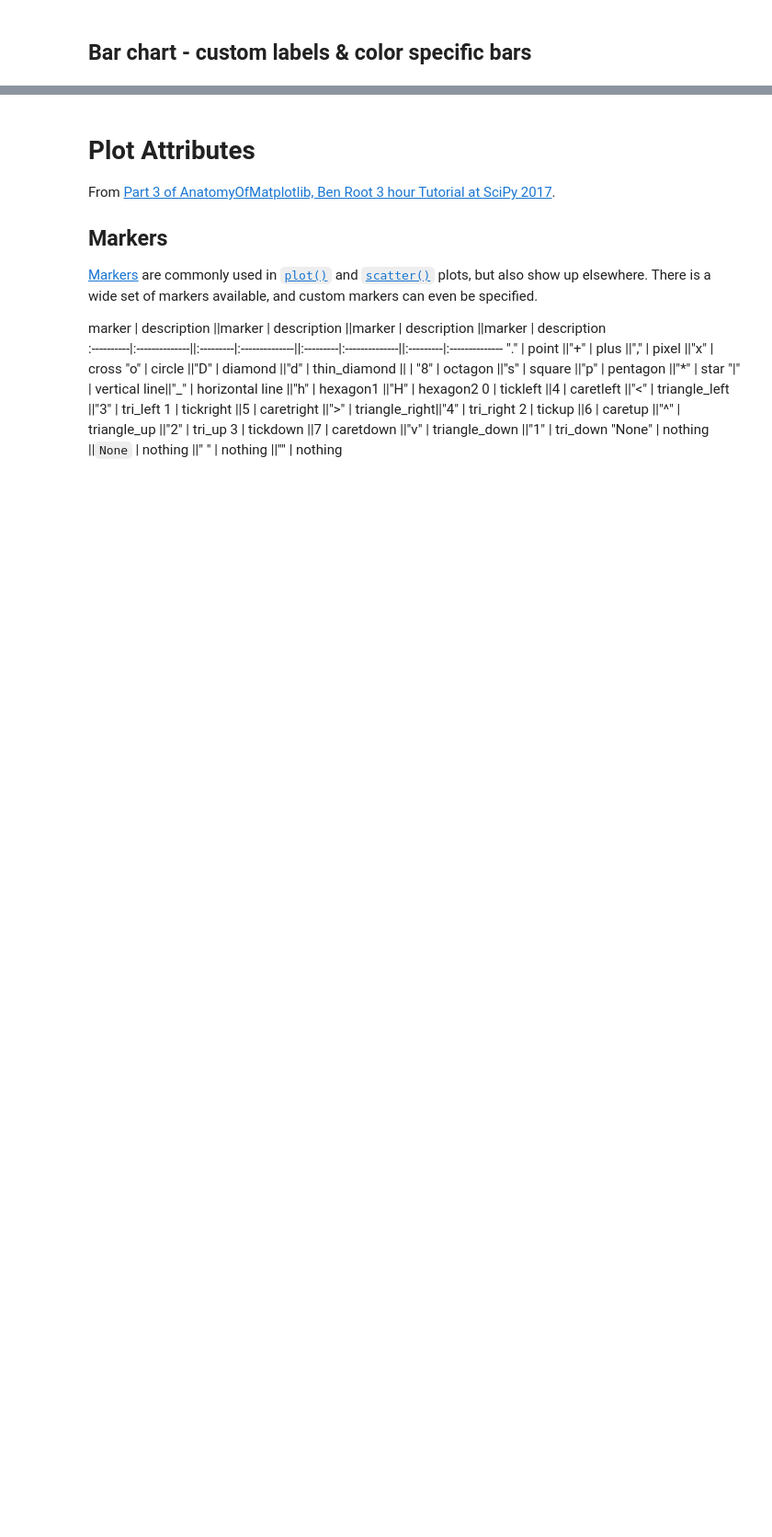
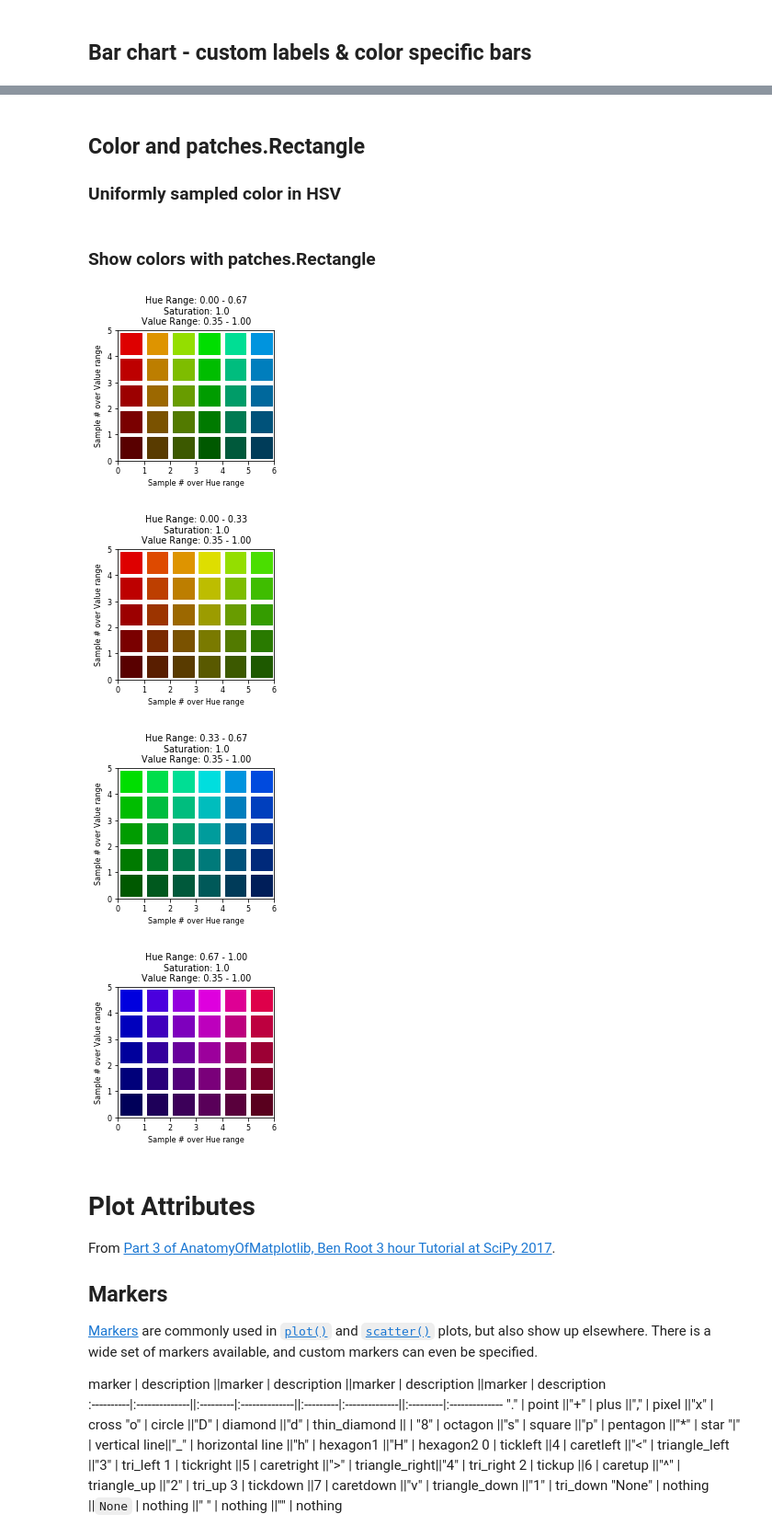
Before and after one commit to gregnordin/notes_to_self, a Jupyter notebook: python/matplotlib_notes.ipynb, the cells around one changed output, grey strips where cells are left out. Shown at 92% size. Drawn from its saved outputs; the diff is of its cells as text; code cells hidden in the pictures; blank space fills up the shorter version.

```diff
--- a/python/matplotlib_notes.ipynb
+++ b/python/matplotlib_notes.ipynb
@@ -411,0 +436,4 @@ plt.tight_layout()
+# %% [markdown]
+## Color and patches.Rectangle
+
+### Uniformly sampled color in HSV
@@ -411,0 +467,2 @@ plt.tight_layout()
+# %% [markdown]
+### Show colors with patches.Rectangle
@@ -412,3 +493,33 @@ plt.tight_layout()
+# %%
+n_H = 6
+n_V = 5
+min_V = 0.35
+max_V = 1.0
+
+min_H = 0/6
+max_H = 4/6
+fig, ax = plot_uniform_hsv_colors(n_H=n_H, n_V=n_V, min_V=min_V, max_V=max_V, min_H=min_H, max_H=max_H)
+ax.set_title(f"Hue Range: {min_H:4.2f} - {max_H:4.2f}\nSaturation: 1.0\nValue Range: {min_V:4.2f} - {max_V:4.2f}")
+
+min_H = 0/6
+max_H = 2/6
+fig, ax = plot_uniform_hsv_colors(n_H=n_H, n_V=n_V, min_V=min_V, max_V=max_V, min_H=min_H, max_H=max_H)
+ax.set_title(f"Hue Range: {min_H:4.2f} - {max_H:4.2f}\nSaturation: 1.0\nValue Range: {min_V:4.2f} - {max_V:4.2f}")
+
+min_H = 2/6
+max_H = 4/6
+fig, ax = plot_uniform_hsv_colors(n_H=n_H, n_V=n_V, min_V=min_V, max_V=max_V, min_H=min_H, max_H=max_H)
+ax.set_title(f"Hue Range: {min_H:4.2f} - {max_H:4.2f}\nSaturation: 1.0\nValue Range: {min_V:4.2f} - {max_V:4.2f}")
+
+min_H = 4/6
+max_H = 6/6
+fig, ax = plot_uniform_hsv_colors(n_H=n_H, n_V=n_V, min_V=min_V, max_V=max_V, min_H=min_H, max_H=max_H)
+ax.set_title(f"Hue Range: {min_H:4.2f} - {max_H:4.2f}\nSaturation: 1.0\nValue Range: {min_V:4.2f} - {max_V:4.2f}");
+# %% [output]
+[figure, added]
+[figure, added]
+[figure, added]
+[figure, added]
 # %% [markdown]
 # Plot Attributes
 
```
Also changed, not shown: parts of 21 cells of this notebook.
